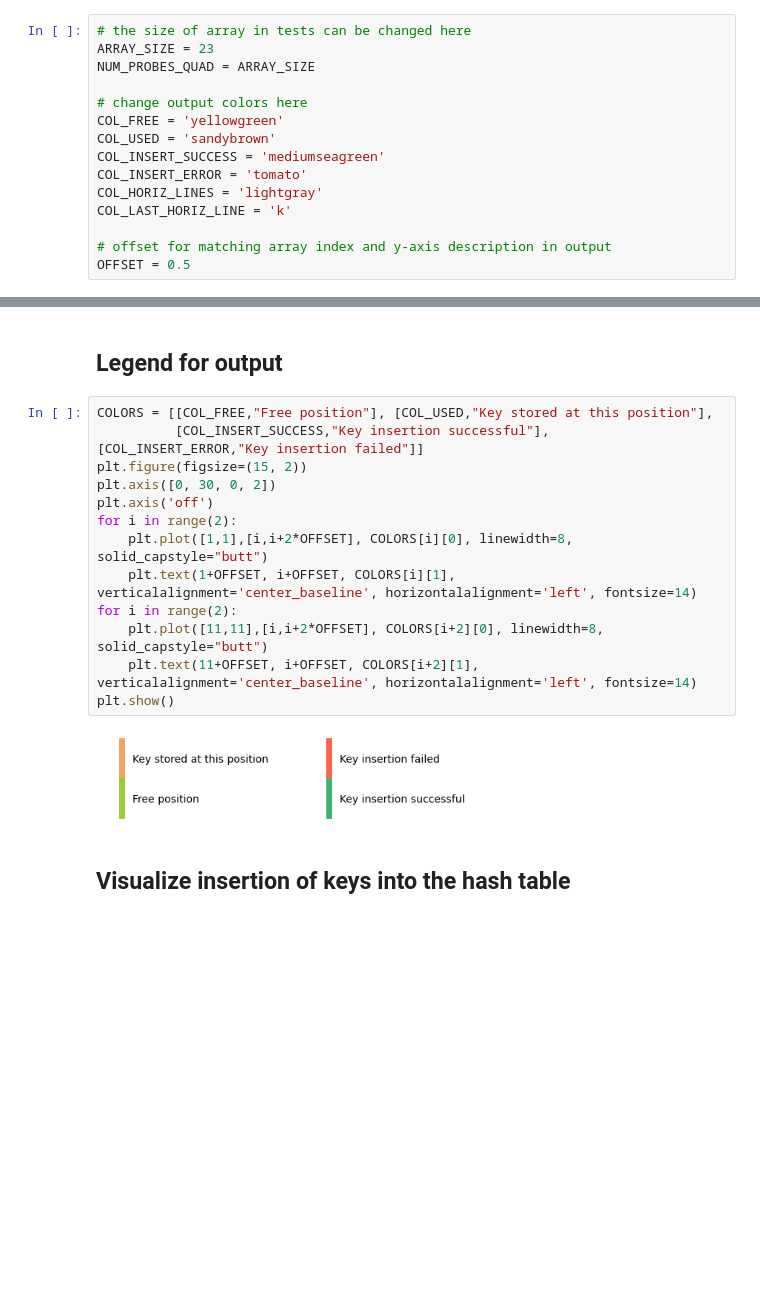
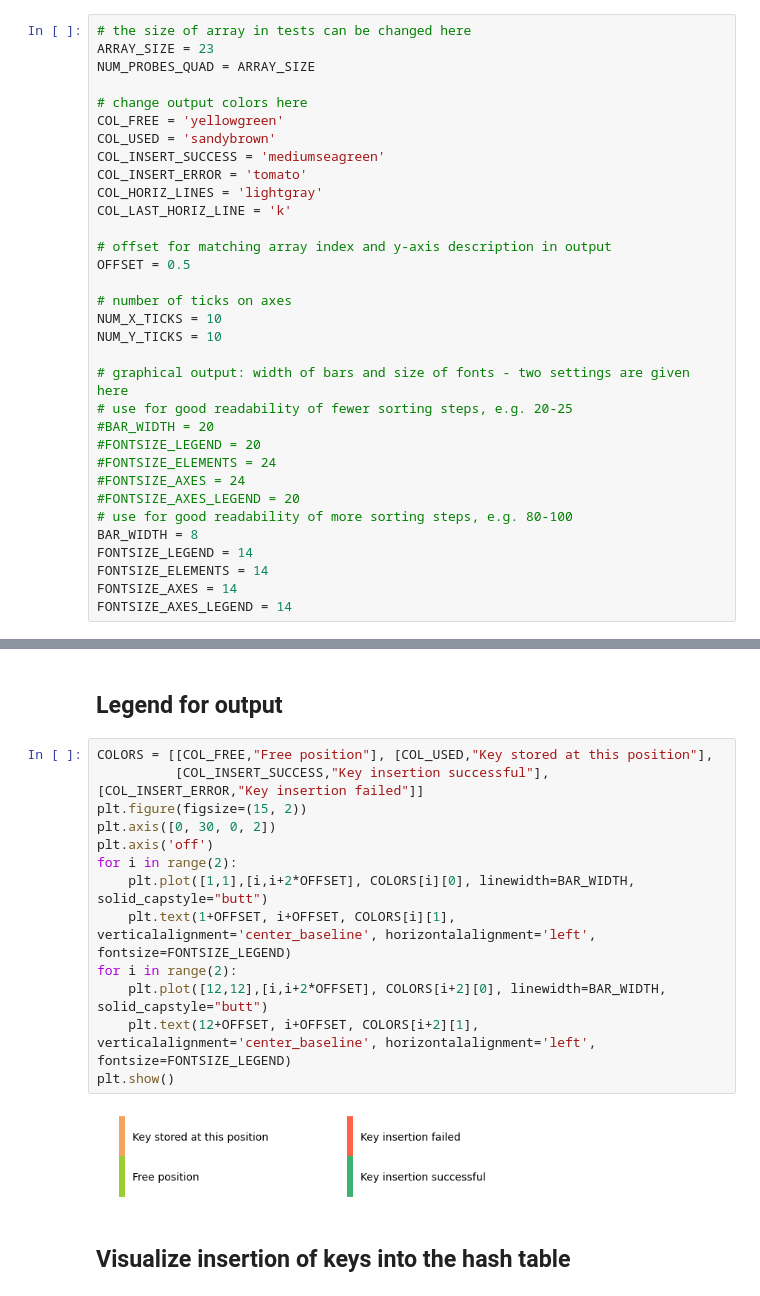
Before and after one commit to JensLiebehenschel/AlgDat, a Jupyter notebook: Hashing/HashingVisualization.ipynb, the cells around one changed output, grey strips where cells are left out. Drawn from its saved outputs; the diff is of its cells as text; blank space fills up the shorter version.

```diff
--- a/Hashing/HashingVisualization.ipynb
+++ b/Hashing/HashingVisualization.ipynb
@@ -20,6 +20,24 @@ COL_LAST_HORIZ_LINE = 'k'
 
 # offset for matching array index and y-axis description in output
 OFFSET = 0.5
+
+# number of ticks on axes
+NUM_X_TICKS = 10
+NUM_Y_TICKS = 10
+
+# graphical output: width of bars and size of fonts - two settings are given here
+# use for good readability of fewer sorting steps, e.g. 20-25
+#BAR_WIDTH = 20
+#FONTSIZE_LEGEND = 20
+#FONTSIZE_ELEMENTS = 24
+#FONTSIZE_AXES = 24
+#FONTSIZE_AXES_LEGEND = 20
+# use for good readability of more sorting steps, e.g. 80-100
+BAR_WIDTH = 8
+FONTSIZE_LEGEND = 14
+FONTSIZE_ELEMENTS = 14
+FONTSIZE_AXES = 14
+FONTSIZE_AXES_LEGEND = 14
 # %% [markdown]
 ## Insertion of keys into the hash table
 # %%
@@ -97,18 +115,18 @@ def output_graphical_view():
 # %%
 COLORS = [[COL_FREE,"Free position"], [COL_USED,"Key stored at this position"],
           [COL_INSERT_SUCCESS,"Key insertion successful"], [COL_INSERT_ERROR,"Key insertion failed"]]
 plt.figure(figsize=(15, 2))
 plt.axis([0, 30, 0, 2])
 plt.axis('off')
 for i in range(2):
-    plt.plot([1,1],[i,i+2*OFFSET], COLORS[i][0], linewidth=8, solid_capstyle="butt")
-    plt.text(1+OFFSET, i+OFFSET, COLORS[i][1], verticalalignment='center_baseline', horizontalalignment='left', fontsize=14)
+    plt.plot([1,1],[i,i+2*OFFSET], COLORS[i][0], linewidth=BAR_WIDTH, solid_capstyle="butt")
+    plt.text(1+OFFSET, i+OFFSET, COLORS[i][1], verticalalignment='center_baseline', horizontalalignment='left', fontsize=FONTSIZE_LEGEND)
 for i in range(2):
-    plt.plot([11,11],[i,i+2*OFFSET], COLORS[i+2][0], linewidth=8, solid_capstyle="butt")
-    plt.text(11+OFFSET, i+OFFSET, COLORS[i+2][1], verticalalignment='center_baseline', horizontalalignment='left', fontsize=14)
+    plt.plot([12,12],[i,i+2*OFFSET], COLORS[i+2][0], linewidth=BAR_WIDTH, solid_capstyle="butt")
+    plt.text(12+OFFSET, i+OFFSET, COLORS[i+2][1], verticalalignment='center_baseline', horizontalalignment='left', fontsize=FONTSIZE_LEGEND)
 plt.show()
 # %% [output]
-[figure, old version]
+[figure, new version]
 # %% [markdown]
 ## Visualize insertion of keys into the hash table
 # %%
```
Also changed, not shown: parts of 12 cells of this notebook, 2 other files.
